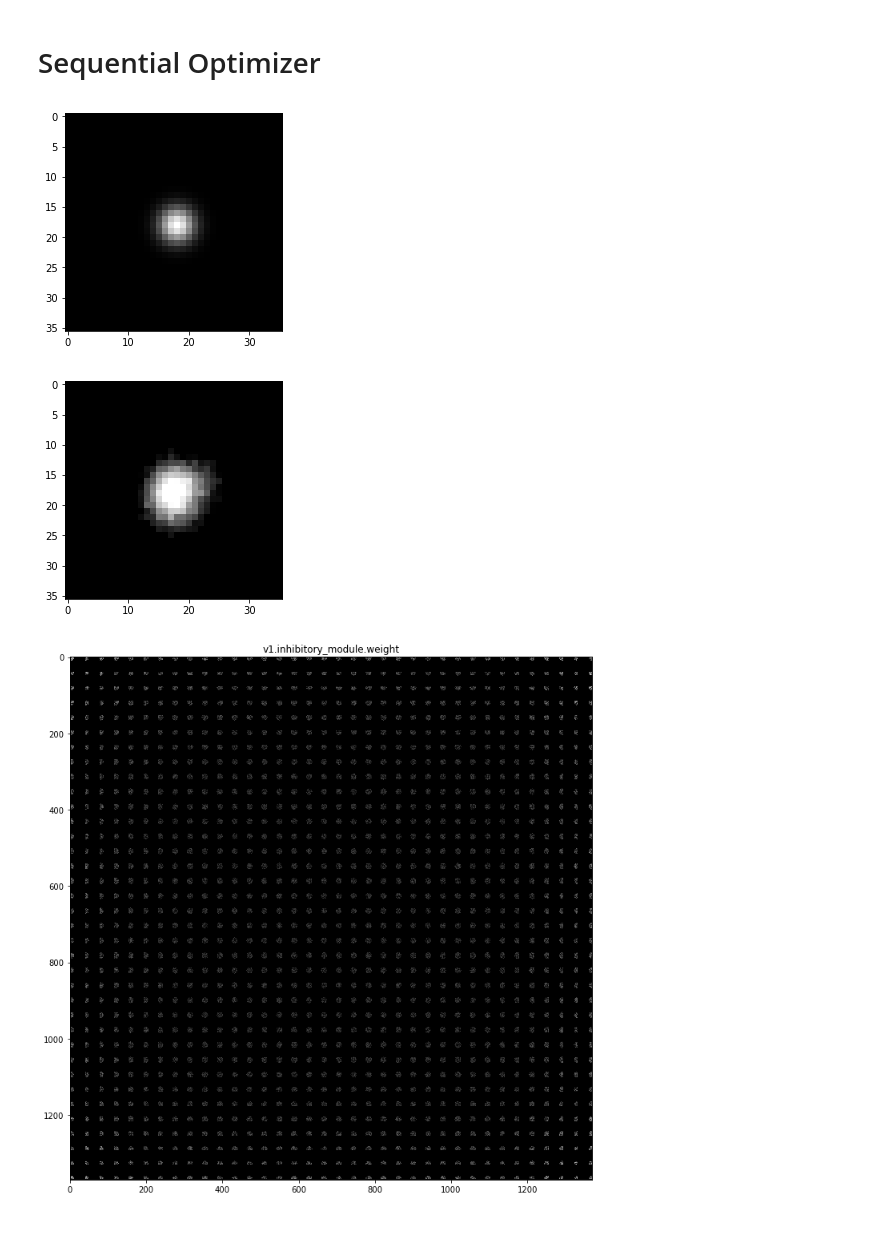
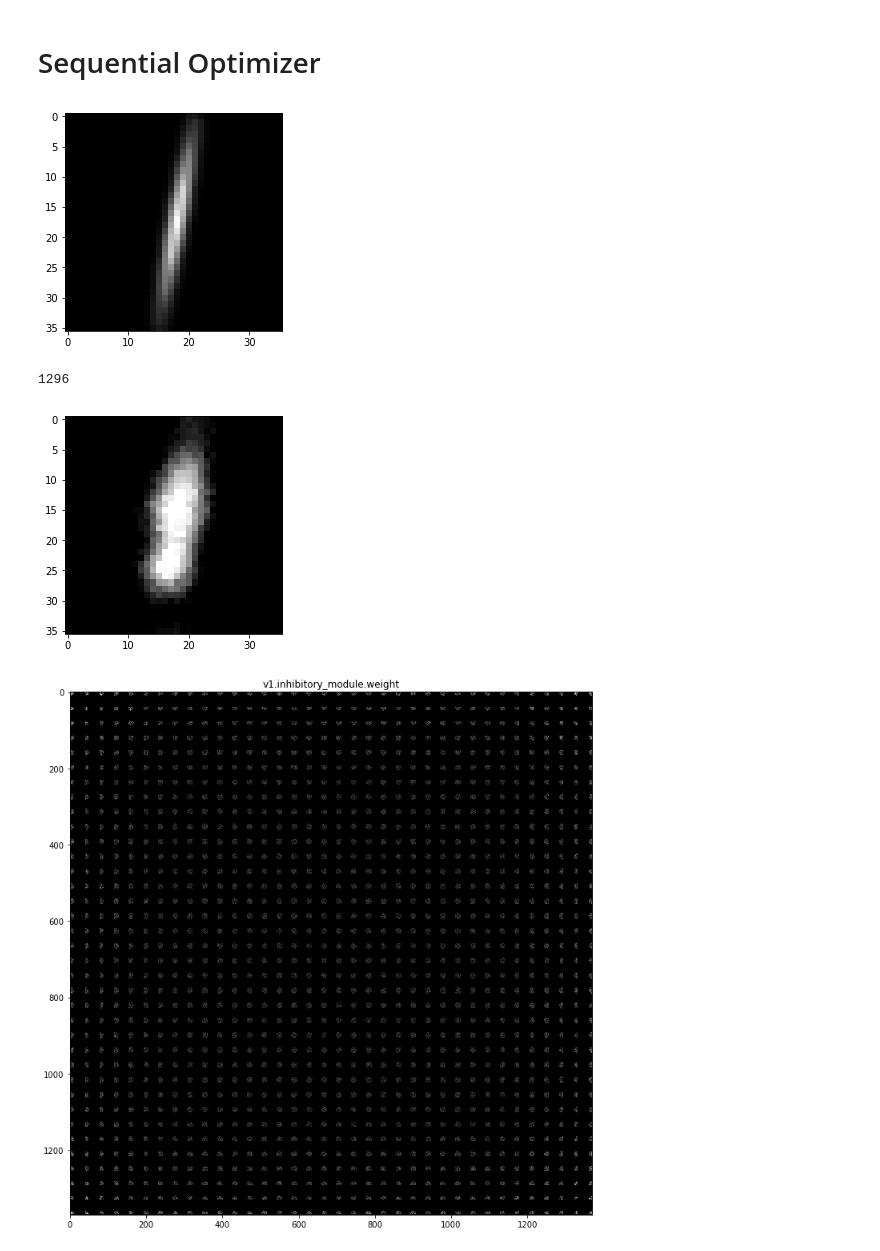
Before and after one commit to hernanbari/pylissom, a Jupyter notebook: notebooks/Test_optimizers.ipynb, the cells around one changed output. Cells and saved outputs as stored; diff of their text form; code cells hidden in the pictures.

```diff
--- a/notebooks/Test_optimizers.ipynb
+++ b/notebooks/Test_optimizers.ipynb
@@ -83,16 +87,20 @@ aff_optimizer = CortexHebbian(afferent_map, 0.3)
 seq = SequentialOptimizer(excit_optimizer, inhib_optimizer, aff_optimizer)
 # %%
 gauss_size = int(in_features**0.5)
-gauss = gaussian_generator(gauss_size, gauss_size//2, gauss_size//2, 2, 2, 0)
+gauss = gaussian_generator(gauss_size, gauss_size//2, gauss_size//2, 1, 9, 80)
 plot_matrix(gauss)
 inp = torch.autograd.Variable(torch.from_numpy(gauss).view(in_features)).unsqueeze(0)
 # %% [output]
-[figure, old version]
+[figure, new version]
+# %%
+in_features
+# %% [output]
+1296
 # %%
 out_rows = int(out_features**0.5)
 plot_tensor(v1(inp*2.33).data, (out_rows,out_rows))
 # %% [output]
-[figure, old version]
+[figure, new version]
 # %%
 import matplotlib.pyplot as plt
 plt.figure(figsize=(12, 12))
```
Also changed, not shown: parts of 5 cells of this notebook, 3 other files.
